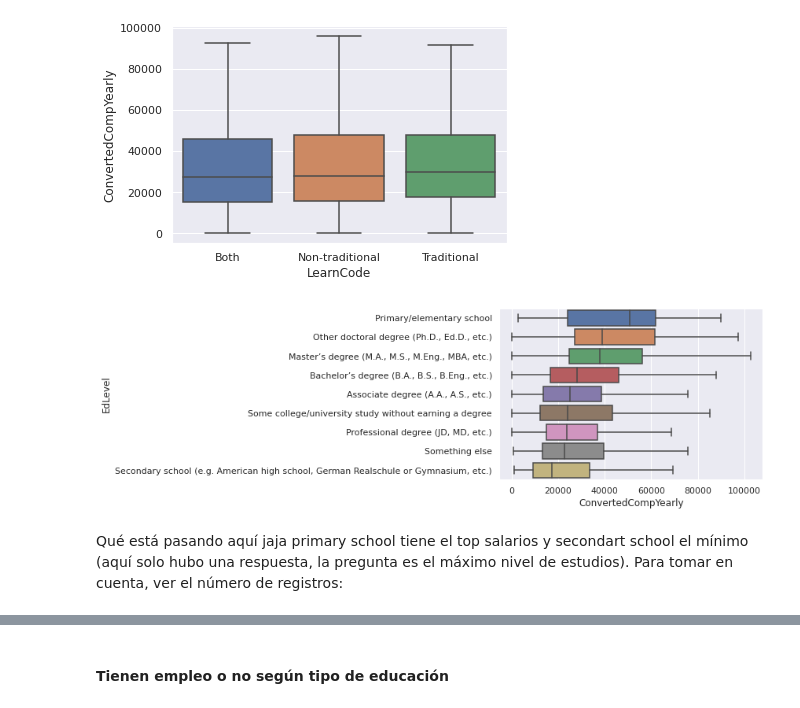
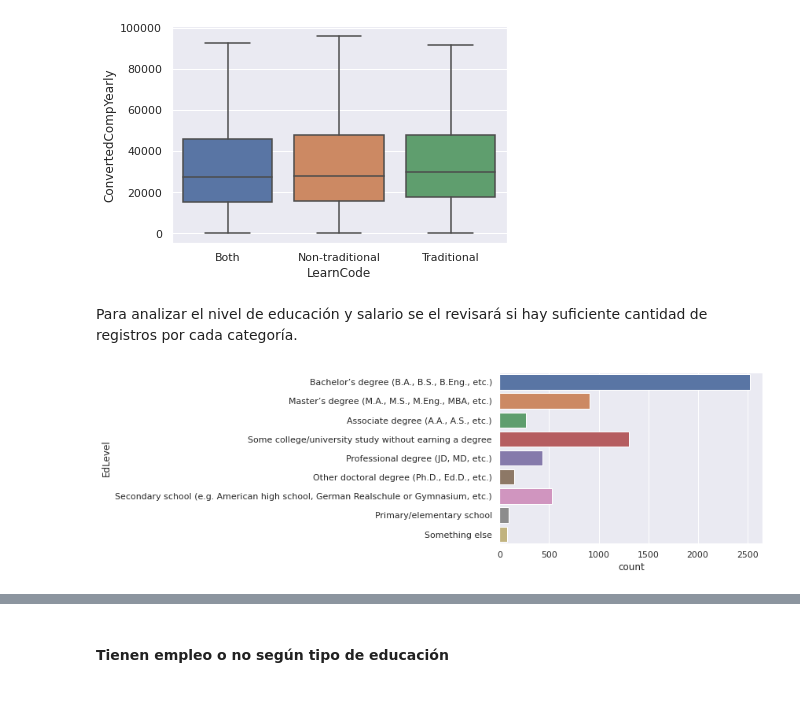
Before and after one commit to anthonymanotoa/survey-dev, a Jupyter notebook: notebooks/2-exploration.ipynb, the cells around one changed output, grey strips where cells are left out. Drawn from its saved outputs; the diff is of its cells as text; code cells hidden in the pictures.

```diff
--- a/notebooks/2-exploration.ipynb
+++ b/notebooks/2-exploration.ipynb
@@ -15,7 +15,7 @@ from scipy import stats
 # %%
 # Read de data
 path = os.path.join(os.getcwd(), os.pardir, 'data', 'processed')
-df = pd.read_csv(os.path.join(path, 'survey.csv'))
+df = pd.read_csv(os.path.join(path, 'survey.csv'), index_col='ResponseId')
 # %%
 df.sample(5)
 # %% [output]
@@ -292,10 +247,7 @@ median_salary = df.groupby('EdLevel')[['ConvertedCompYearly']].agg(np.median) \
+# %% [markdown]
+Para analizar el nivel de educación y salario se el revisará si hay suficiente cantidad de registros por cada categoría.
 # %%
-sns.boxplot(y=df.EdLevel,
-            x=df.ConvertedCompYearly,
-            order=list(median_salary.index),
-            showfliers=False)
+sns.countplot(y=df.EdLevel)
 plt.show()
 # %% [output]
-[figure, old version]
+[figure, new version]
-# %% [markdown]
-Qué está pasando aquí jaja primary school tiene el top salarios y secondart school el mínimo (aquí solo hubo una respuesta, la pregunta es el máximo nivel de estudios). Para tomar en cuenta, ver el número de registros:
```
Also changed, not shown: parts of 19 cells of this notebook, 3 other files.
